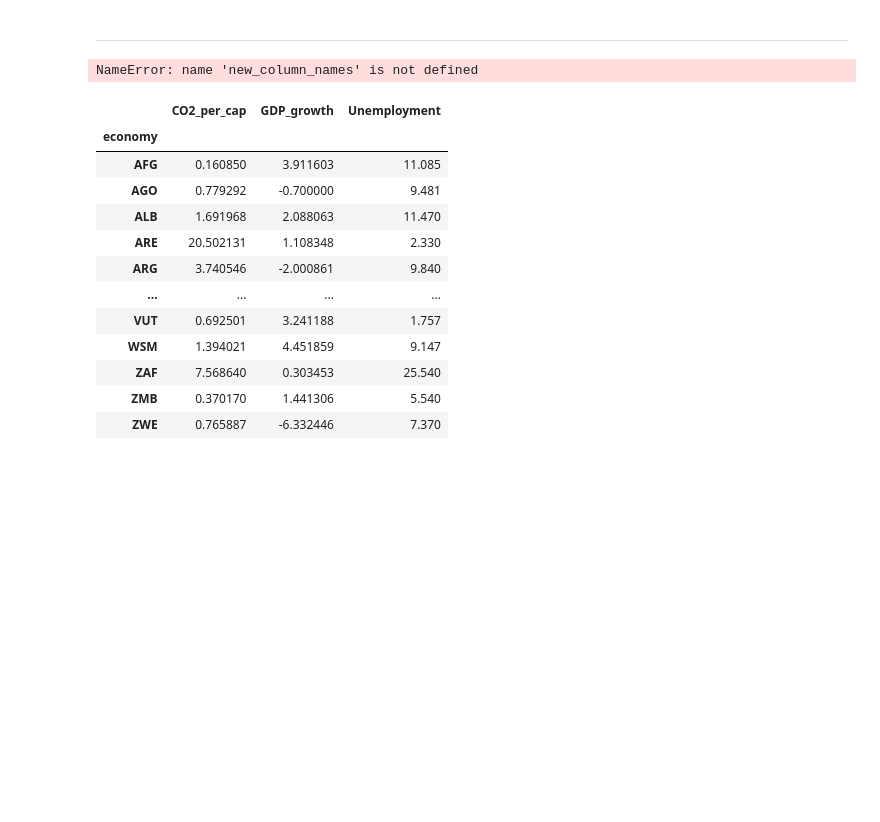
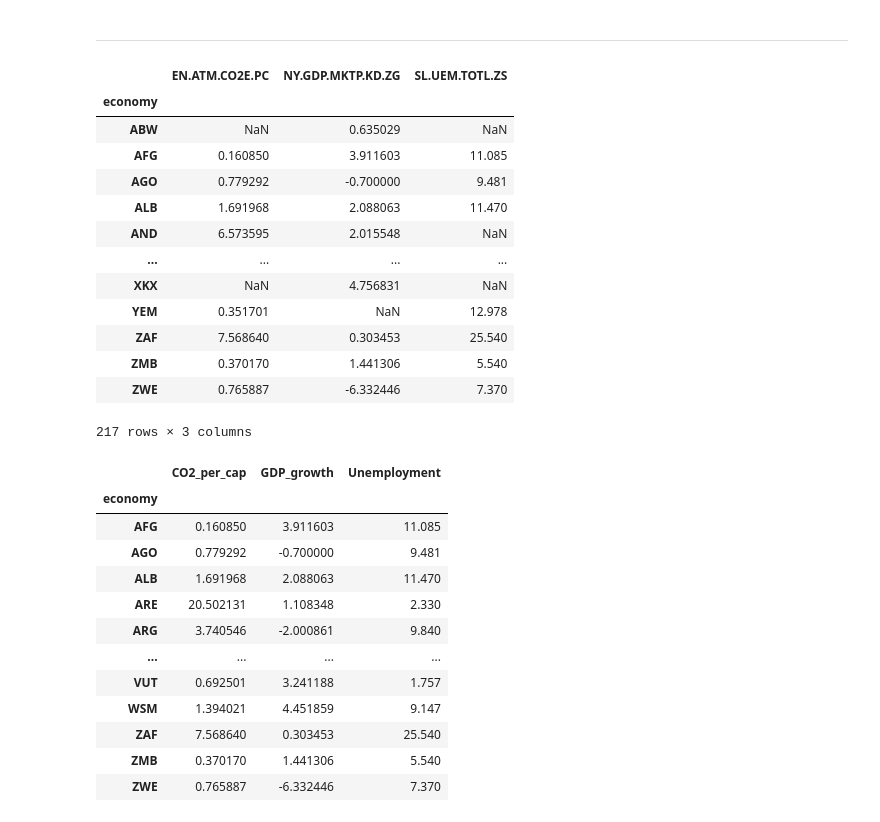
Before and after one commit to StefanRaychev/Investigating-the-Relationship-between-Green-Transition-and-Socio-Economic-Dimensions, a Jupyter notebook: green_dimensions.ipynb, the cells around one changed output. Saved outputs shown, nothing was run; the diff lists cells and outputs as text; code cells hidden in the pictures; blank space fills up the shorter version.

```diff
--- a/green_dimensions.ipynb
+++ b/green_dimensions.ipynb
@@ -30,12 +31,25 @@ def load_and_name_db_WB(db, *args):
 # %%
 value1 = ['EN.ATM.CO2E.PC',"NY.GDP.MKTP.KD.ZG",'SL.UEM.TOTL.ZS']
 value2 = "WLD"
 value3 = 2019
 value4 = 2020
 
-load_and_name_db_WB("df_original", value1, value2, value3, value4, new_column_names)
+load_and_name_db_WB("df_original", value1, value2, value3, value4)
 # %% [output]
+|  | EN.ATM.CO2E.PC | NY.GDP.MKTP.KD.ZG | SL.UEM.TOTL.ZS |
+| economy |  |  |  |
+| ABW | NaN | 0.635029 | NaN |
+| AFG | 0.160850 | 3.911603 | 11.085 |
+| AGO | 0.779292 | -0.700000 | 9.481 |
+| ALB | 1.691968 | 2.088063 | 11.470 |
+| AND | 6.573595 | 2.015548 | NaN |
+| ... | ... | ... | ... |
+| XKX | NaN | 4.756831 | NaN |
+| YEM | 0.351701 | NaN | 12.978 |
+| ZAF | 7.568640 | 0.303453 | 25.540 |
+| ZMB | 0.370170 | 1.441306 | 5.540 |
+| ZWE | 0.765887 | -6.332446 | 7.370 |
-NameError: name 'new_column_names' is not defined
+217 rows × 3 columns
 # %%
 def rename_columns_and_drop_na(df, column_mapping):
     # Rename columns
```
Also changed, not shown: parts of 5 cells of this notebook.
